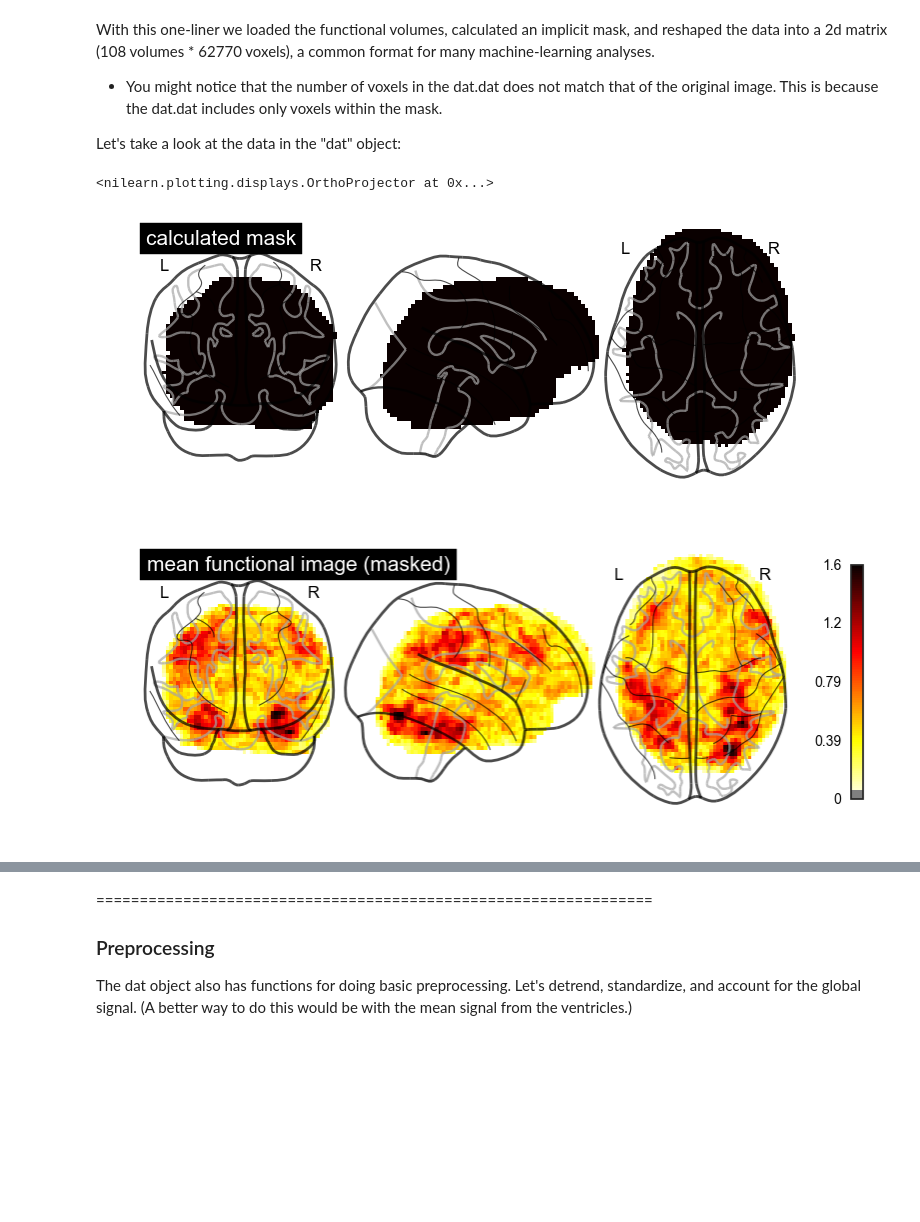
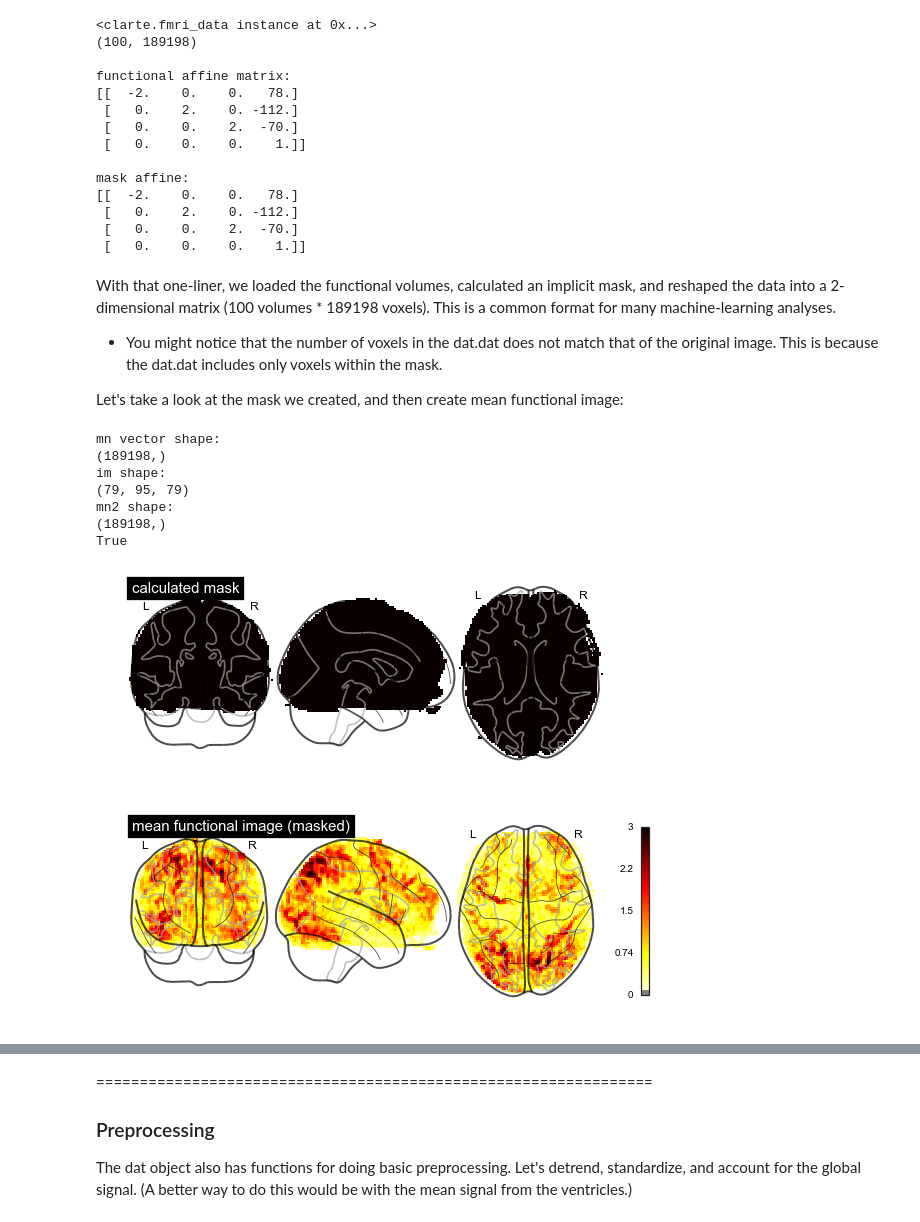
Before and after one commit to kbraunlich/kbraunlich.github.io, a Jupyter notebook: clarteDemo.ipynb, the cells around one changed output, grey strips where cells are left out. Drawn from its saved outputs; the diff is of its cells as text; code cells hidden in the pictures; blank space fills up the shorter version.

```diff
--- a/clarteDemo.ipynb
+++ b/clarteDemo.ipynb
@@ -65,20 +83,66 @@ print(dat.dat.shape)
+# %%
+dat = cl.fmri_data(imgPaths,'background')
+
+print(dat)
+print(dat.dat.shape)
+print('\nfunctional affine matrix:')
+print(dat.volInfo['affine']) # the affine of the functional data
+print('\nmask affine:')
+print(dat.mask['nib'].affine) # that of the calculated mask
+# %% [output]
+<clarte.fmri_data instance at 0x...>
+(100, 189198)
+
+functional affine matrix:
+[[  -2.    0.    0.   78.]
+ [   0.    2.    0. -112.]
+ [   0.    0.    2.  -70.]
+ [   0.    0.    0.    1.]]
+
+mask affine:
+[[  -2.    0.    0.   78.]
+ [   0.    2.    0. -112.]
+ [   0.    0.    2.  -70.]
+ [   0.    0.    0.    1.]]
 # %% [markdown]
-With this one-liner we loaded the functional volumes, calculated an implicit mask, and reshaped the data into a 2d matrix (108 volumes * 62770 voxels), a common format for many machine-learning analyses.
+With that one-liner, we loaded the functional volumes, calculated an implicit mask, and reshaped the data into a 2-dimensional matrix (100 volumes * 189198 voxels). This is a common format for many machine-learning analyses.
 
 - You might notice that the number of voxels in the dat.dat does not match that of the original image. This is because the dat.dat includes only voxels within the mask.
 
-Let's take a look at the data in the "dat" object:
+Let's take a look at the mask we created, and then create mean functional image:
-# %%
-# first let's show the mask we calculated:
-plot_glass_brain(dat.mask['nib'],title='calculated mask')
-
-# then, from the dat.dat matrix, lets recalculate the mean image
-# (as we did above using the nibabel and numpy libraries), and
-# plot that too:
-im = dat.unmasker(np.mean(dat.dat,axis=0))
-plot_glass_brain(im,title='mean functional image (masked)',colorbar=True)
-# %% [output]
-<nilearn.plotting.displays.OrthoProjector at 0x...>
-[figure, removed]
-[figure, removed]
+# %%
+# show the mask:
+plot_glass_brain(dat.mask['nib'],title='calculated mask')
+
+# calculate a vector representing the mean for each voxel:
+mn = np.mean(dat.dat,axis=0)
+print('mn vector shape:')
+print(mn.shape)
+
+# unmask the vector to create an image:
+im = dat.unmasker(mn)
+print('im shape:')
+print(im.shape)
+
+# remask the image to create the vector:
+mn2 = dat.masker(im)
+print('mn2 shape:')
+print(mn2.shape)
+print(np.allclose(mn,mn2))
+
+# plot the mean image
+plot_glass_brain(im,title='mean functional image (masked)',colorbar=True)
+
+del mn
+del mn2
+# %% [output]
+mn vector shape:
+(189198,)
+im shape:
+(79, 95, 79)
+mn2 shape:
+(189198,)
+True
+[figure, added]
+[figure, added]
 # %% [markdown]
```
Also changed, not shown: parts of 28 cells of this notebook, 4 other files.
